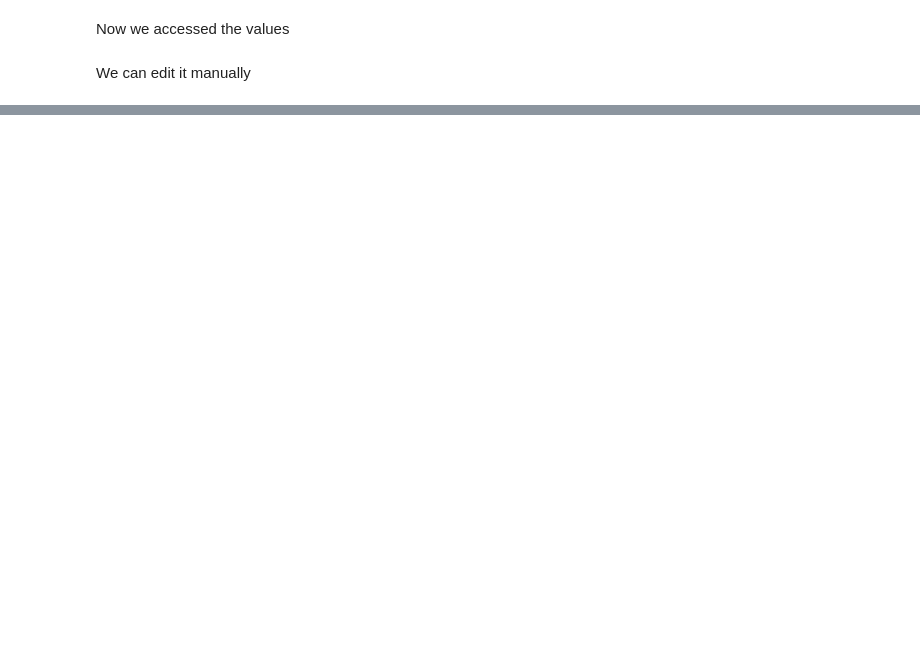
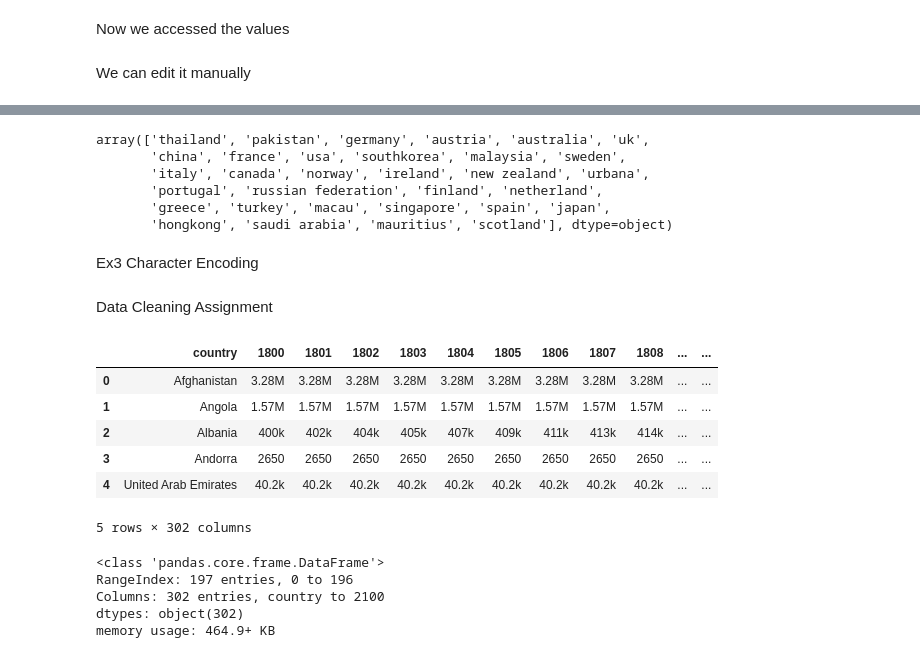
Before and after one commit to AhmedAdel7472/IBM, a Jupyter notebook: PythonForDataScience/Lecture 10.ipynb, the cells around one changed output, grey strips where cells are left out. Drawn from its saved outputs; the diff is of its cells as text; code cells hidden in the pictures; blank space fills up the shorter version.

```diff
--- a/PythonForDataScience/Lecture 10.ipynb
+++ b/PythonForDataScience/Lecture 10.ipynb
@@ -158,0 +246,37 @@ memory usage: 4.1+ MB
+# %%
+df['Country'].unique()
+# %% [output]
+array(['thailand', 'pakistan', 'germany', 'austria', 'australia', 'uk',
+       'china', 'france', 'usa', 'southkorea', 'malaysia', 'sweden',
+       'italy', 'canada', 'norway', 'ireland', 'new zealand', 'urbana',
+       'portugal', 'russian federation', 'finland', 'netherland',
+       'greece', 'turkey', 'macau', 'singapore', 'spain', 'japan',
+       'hongkong', 'saudi arabia', 'mauritius', 'scotland'], dtype=object)
+# %% [markdown]
+Ex3 Character Encoding
+# %% [markdown]
+Data Cleaning Assignment
+# %%
+import pandas as pd
+
+# Load the Excel file to see its contents
+df=pd.read_excel(r"/home/ahmed/Downloads/D7JamZGeakUaQHsuqtSR6Dg1mEhH9g.xlsx")
+
+# Display the first few rows and summary to identify what needs cleaning
+df.head()
+# %% [output]
+|  | country | 1800 | 1801 | 1802 | 1803 | 1804 | 1805 | 1806 | 1807 | 1808 | ... | ... |
+| 0 | Afghanistan | 3.28M | 3.28M | 3.28M | 3.28M | 3.28M | 3.28M | 3.28M | 3.28M | 3.28M | ... | ... |
+| 1 | Angola | 1.57M | 1.57M | 1.57M | 1.57M | 1.57M | 1.57M | 1.57M | 1.57M | 1.57M | ... | ... |
+| 2 | Albania | 400k | 402k | 404k | 405k | 407k | 409k | 411k | 413k | 414k | ... | ... |
+| 3 | Andorra | 2650 | 2650 | 2650 | 2650 | 2650 | 2650 | 2650 | 2650 | 2650 | ... | ... |
+| 4 | United Arab Emirates | 40.2k | 40.2k | 40.2k | 40.2k | 40.2k | 40.2k | 40.2k | 40.2k | 40.2k | ... | ... |
+5 rows × 302 columns
+# %%
+df.info()
+# %% [output]
+<class 'pandas.core.frame.DataFrame'>
+RangeIndex: 197 entries, 0 to 196
+Columns: 302 entries, country to 2100
+dtypes: object(302)
+memory usage: 464.9+ KB
```
Also changed, not shown: parts of 26 cells of this notebook.
